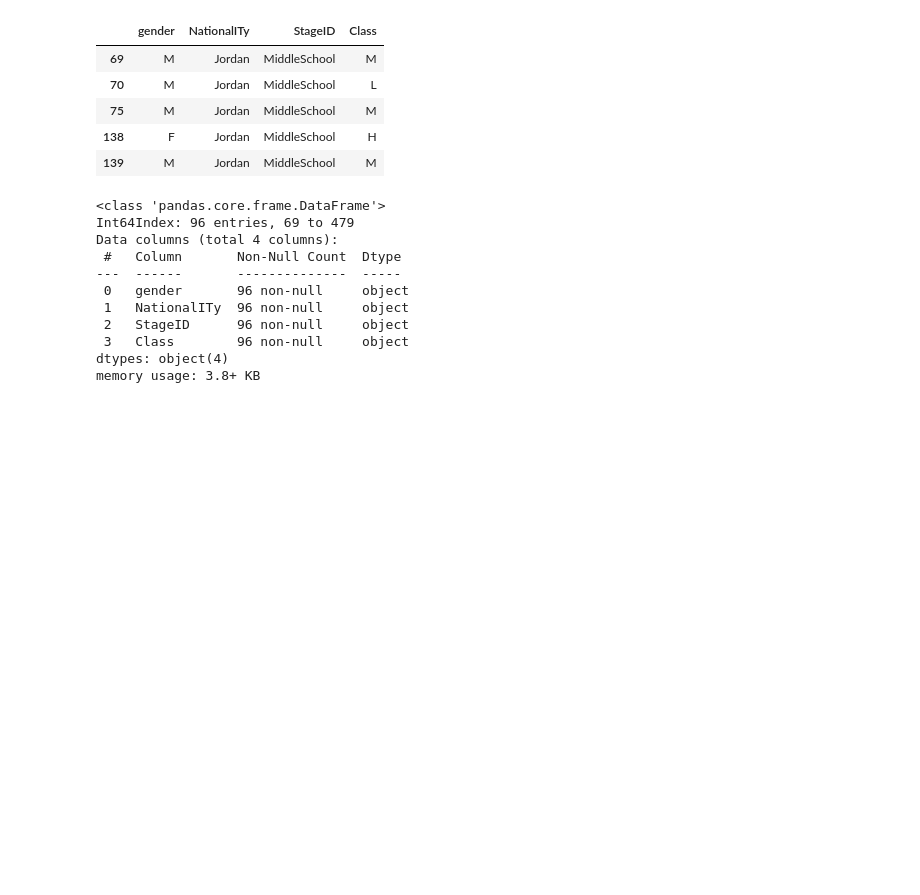
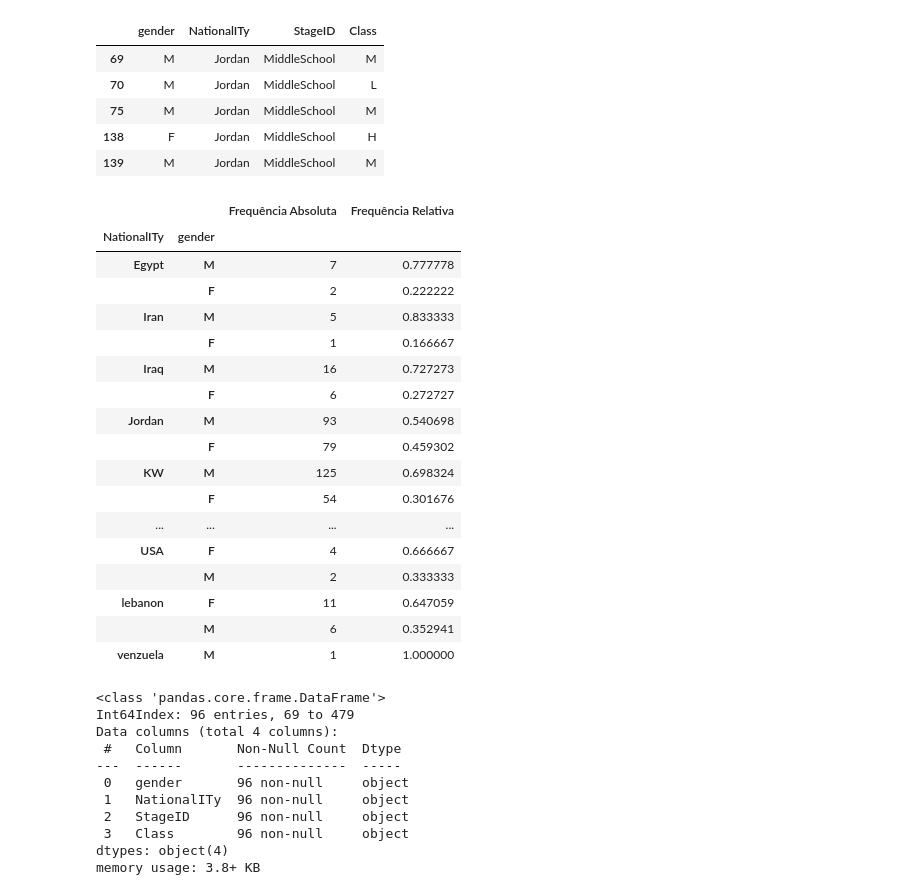
Before and after one commit to Joaonorr/Pesquisa-Estatistica-Aplicada, a Jupyter notebook: notebooks/02-exploratory_data_analysis.ipynb, the cells around one changed output. Saved outputs shown, nothing was run; the diff lists cells and outputs as text; code cells hidden in the pictures; blank space fills up the shorter version.

Commit message:
Reescrista da análise exploŕatória dos dados

```diff
--- a/notebooks/02-exploratory_data_analysis.ipynb
+++ b/notebooks/02-exploratory_data_analysis.ipynb
@@ -26,4 +22,41 @@ df.head(5)
 | 75 | M | Jordan | MiddleSchool | M |
 | 138 | F | Jordan | MiddleSchool | H |
 | 139 | M | Jordan | MiddleSchool | M |
+# %%
+# lendo o arquivo csv
+df = pd.read_csv(caminho, usecols=coluna)
+
+# calculbando a frequência absoluta
+frequencia_absoluta = df.groupby('NationalITy')['gender'].value_counts()
+
+# calculbando a frequência relativa
+frequencia_relativa = df.groupby('NationalITy')['gender'].value_counts(normalize=True)
+
+# Criando a tabela com as frequências
+tabela_frequencia = pd.DataFrame({
+    'Frequência Absoluta': frequencia_absoluta,
+    'Frequência Relativa': frequencia_relativa
+})
+
+# Mostrando a tabela de frequências para análise e escolha dos grupos para a pesquisa
+tabela_frequencia
+# %% [output]
+|  |  | Frequência Absoluta | Frequência Relativa |
+| NationalITy | gender |  |  |
+| Egypt | M | 7 | 0.777778 |
+|  | F | 2 | 0.222222 |
+| Iran | M | 5 | 0.833333 |
+|  | F | 1 | 0.166667 |
+| Iraq | M | 16 | 0.727273 |
+|  | F | 6 | 0.272727 |
+| Jordan | M | 93 | 0.540698 |
+|  | F | 79 | 0.459302 |
+| KW | M | 125 | 0.698324 |
+|  | F | 54 | 0.301676 |
+| ... | ... | ... | ... |
+| USA | F | 4 | 0.666667 |
+|  | M | 2 | 0.333333 |
+| lebanon | F | 11 | 0.647059 |
+|  | M | 6 | 0.352941 |
+| venzuela | M | 1 | 1.000000 |
 # %%
```
Also changed, not shown: parts of 6 cells of this notebook.
